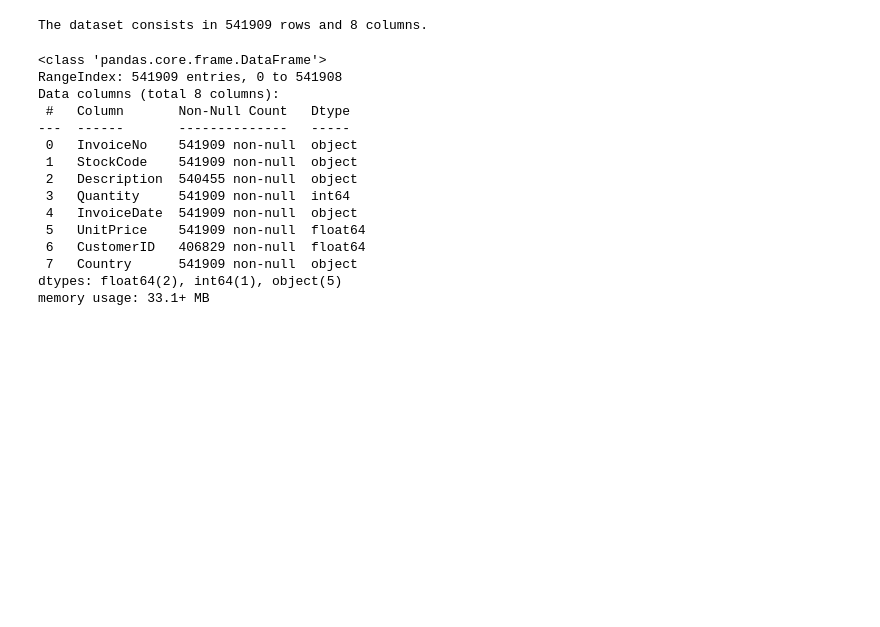
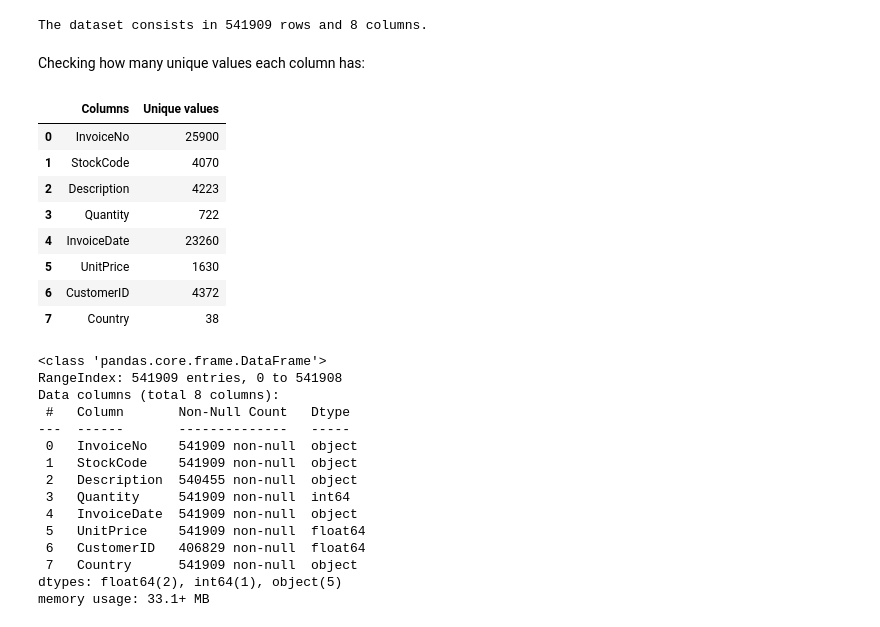
Before and after one commit to sch-paulo/ecommerce-analytics-pipeline, a Jupyter notebook: notebooks/01_data_exploration.ipynb, the cells around one changed output. Drawn from its saved outputs; the diff is of its cells as text; code cells hidden in the pictures; blank space fills up the shorter version.

```diff
--- a/notebooks/01_data_exploration.ipynb
+++ b/notebooks/01_data_exploration.ipynb
@@ -25,9 +25,27 @@ df.head()
 print(f'The dataset consists in {df.shape[0]} rows and {df.shape[1]} columns.')
 # %% [output]
 The dataset consists in 541909 rows and 8 columns.
+# %% [markdown]
+Checking how many unique values each column has:
 # %%
+dict_unique_values = {}
 for col in df.columns:
-    print()
+    dict_unique_values[col] = df[col].nunique()
+
+summary_df = pd.DataFrame(dict_unique_values, index=['Unique values']).T
+summary_df = summary_df.reset_index().rename(columns={'index': 'Columns'})
+
+summary_df
+# %% [output]
+|  | Columns | Unique values |
+| 0 | InvoiceNo | 25900 |
+| 1 | StockCode | 4070 |
+| 2 | Description | 4223 |
+| 3 | Quantity | 722 |
+| 4 | InvoiceDate | 23260 |
+| 5 | UnitPrice | 1630 |
+| 6 | CustomerID | 4372 |
+| 7 | Country | 38 |
 # %%
 df.info()
 # %% [output]
```
Also changed, not shown: parts of 16 cells of this notebook, 4 other files.
